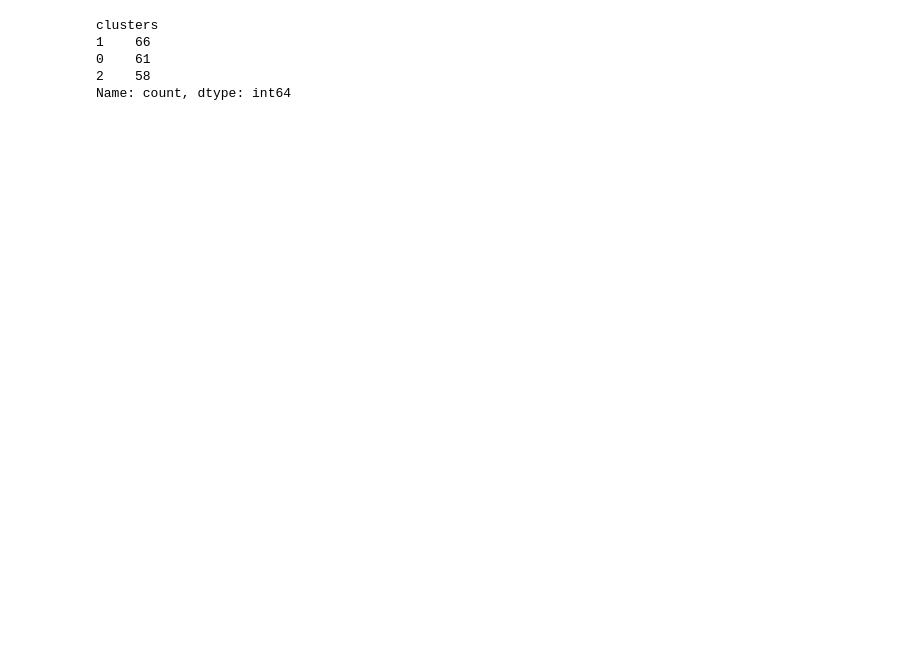
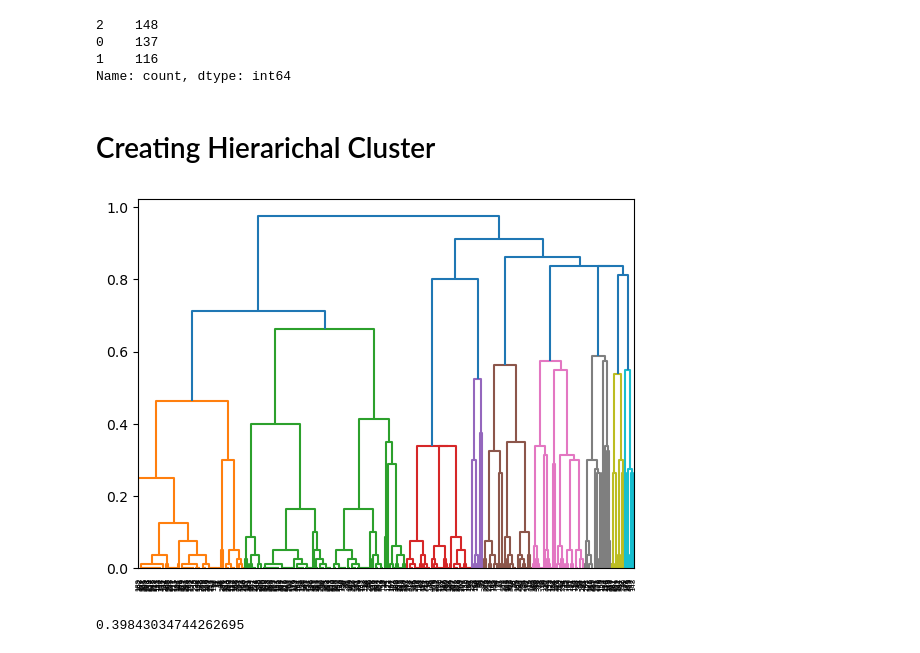
Before and after one commit to diegofonde/schmid_analysis, a Jupyter notebook: schmid_unsupervised_learning.ipynb, the cells around one changed output. Saved outputs shown, nothing was run; the diff lists cells and outputs as text; code cells hidden in the pictures; blank space fills up the shorter version.

```diff
--- a/schmid_unsupervised_learning.ipynb
+++ b/schmid_unsupervised_learning.ipynb
@@ -151,8 +181,61 @@ student_data["clusters"] = labels
-# %%
-student_data["clusters"].value_counts()
-# %% [output]
-clusters
-1    66
-0    61
-2    58
-Name: count, dtype: int64
+# %%
+print(pd.Series(pam_labels).value_counts())
+# %% [output]
+2    148
+0    137
+1    116
+Name: count, dtype: int64
+# %% [markdown]
+# Creating Hierarichal Cluster
+# %%
+# Visualizing potential number of clusters via dendogram
+
+hac = AgglomerativeClustering(
+    metric = "precomputed",
+    linkage = "complete",
+    distance_threshold = 0,
+    n_clusters = None
+)
+
+hac_model = hac.fit(gower_matrix)
+
+# based from sklearn: https://github.com/scikit-learn/scikit-learn/blob/70cf4a676caa2d2dad2e3f6e4478d64bcb0506f7/examples/cluster/plot_hierarchical_clustering_dendrogram.py
+def plot_dendrogram(model, **kwargs):
+
+    # create the counts of samples under each node
+    counts = np.zeros(model.children_.shape[0])
+    n_samples = len(model.labels_)
+    for i, merge in enumerate(model.children_):
+        current_count = 0
+        for child_idx in merge:
+            if child_idx < n_samples:
+                current_count += 1  # leaf node
+            else:
+                current_count += counts[child_idx - n_samples]
+        counts[i] = current_count
+
+    linkage_matrix = np.column_stack(
+        [model.children_, model.distances_, counts]
+    ).astype(float)
+
+    # Plot the corresponding dendrogram
+    sch.dendrogram(linkage_matrix, **kwargs)
+
+plot_dendrogram(hac_model)
+# %% [output]
+[figure, added]
+# %%
+# Creating Hierarichal Cluster based on number of clusters suggested by dendogram
+
+hac = AgglomerativeClustering(
+    metric = "precomputed",
+    linkage = "complete",
+    distance_threshold = None,
+    n_clusters = 9
+)
+
+hac_labels = hac.fit_predict(gower_matrix)
+hac_silhouette = silhouette_score(gower_matrix, hac_labels, metric = "precomputed")
+print(hac_silhouette)
+# %% [output]
+0.39843034744262695
```
Also changed, not shown: parts of 16 cells of this notebook.
